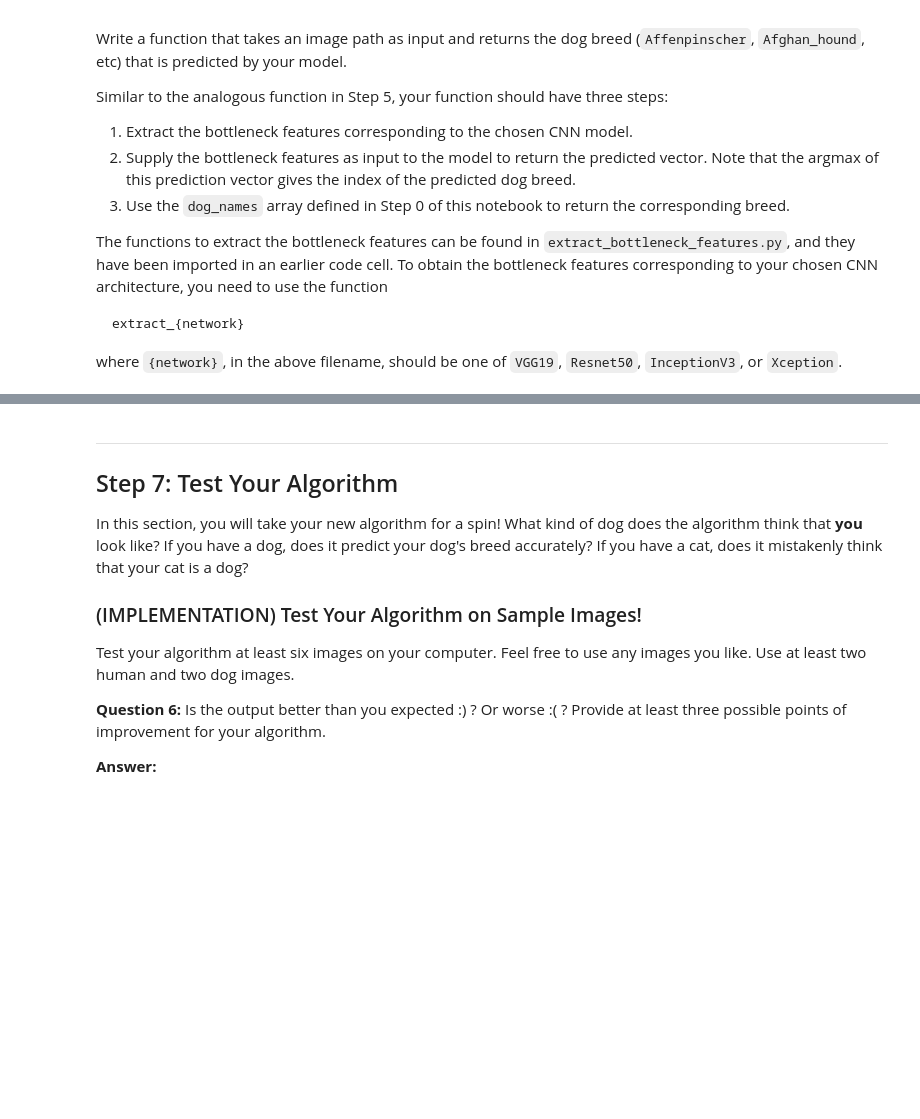
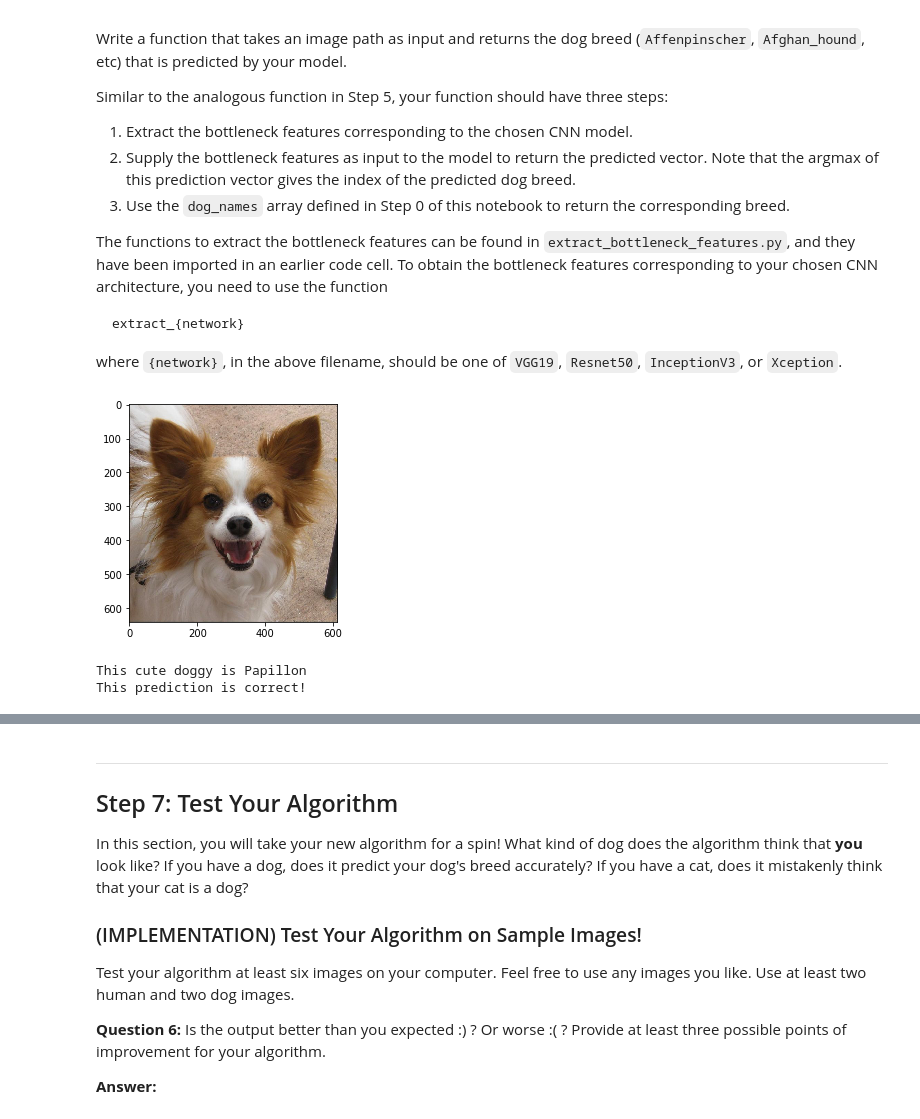
Before and after one commit to Natatisha/dog-project, a Jupyter notebook: dog_app.ipynb, the cells around one changed output, grey strips where cells are left out. Drawn from its saved outputs; the diff is of its cells as text; code cells hidden in the pictures; blank space fills up the shorter version.

```diff
--- a/dog_app.ipynb
+++ b/dog_app.ipynb
@@ -601,6 +687,7 @@ You are welcome to [augment the training data](https://blog.keras.io/building-po
 ### (IMPLEMENTATION) Load the Model with the Best Validation Loss
 # %%
 ### TODO: Load the model weights with the best validation loss.
+Xception_model.load_weights('saved_models/weights.best.Xception.hdf5')
 # %% [markdown]
 ### (IMPLEMENTATION) Test the Model
 
@@ -628,3 +720,42 @@ where `{network}`, in the above filename, should be one of `VGG19`, `Resnet50`,
+# %%
+def prediction_index_to_dog(index):
+    return dog_names[index]
+# %%
+def predict_breed(img_path):
+    img = path_to_tensor(img_path)
+    bottleneck_features_Xception = extract_Xception(img)
+    prediction = np.argmax(Xception_model.predict(bottleneck_features_Xception))
+    return prediction_index_to_dog(prediction)
+# %%
+def display_img(path):
+    img = cv2.imread(path)
+
+    ##convert BGR to RGB
+    b,g,r = cv2.split(img)
+    rgb_img = cv2.merge([r,g,b])
+    imgplot = plt.imshow(rgb_img)
+    plt.show()
+# %%
+# get some image from test set
+index = 2
+dog_img = test_files[index]
+
+# predict breed
+prediction = predict_breed(dog_img)
+display_img(dog_img)
+print("This cute doggy is {}".format(prediction))
+
+# check if we were right
+correct_breed = prediction_index_to_dog(np.argmax(test_targets[index]))
+is_correct_prediction = prediction == correct_breed
+if is_correct_prediction:
+    print("This prediction is correct!")
+else:
+    print("This prediction is wrong! The correct breed is {}".format(correct_breed))
+# %% [output]
+[figure, added]
+This cute doggy is Papillon
+This prediction is correct!
 # %% [markdown]
 ---
 <a id='step6'></a>
```
Also changed, not shown: parts of 25 cells of this notebook, 8 other files.
